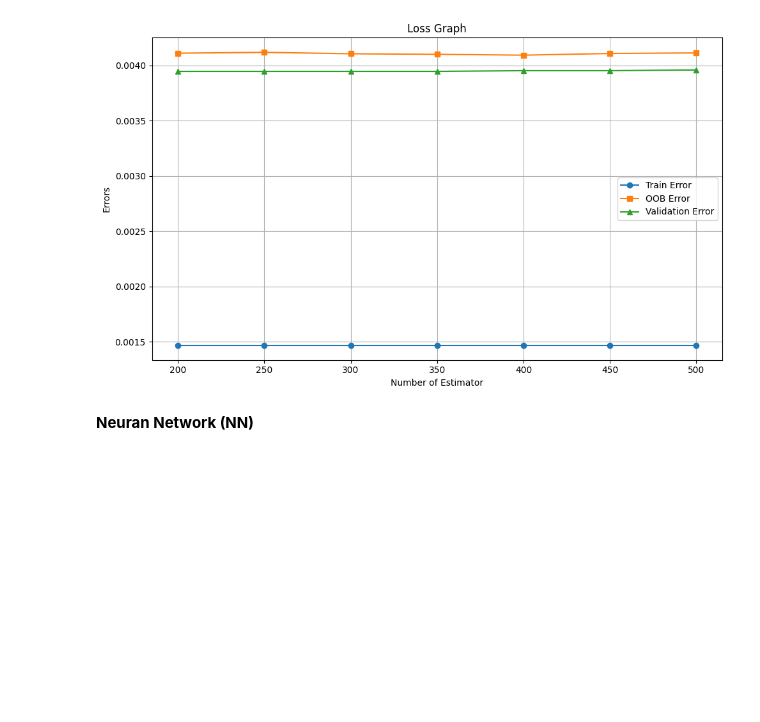
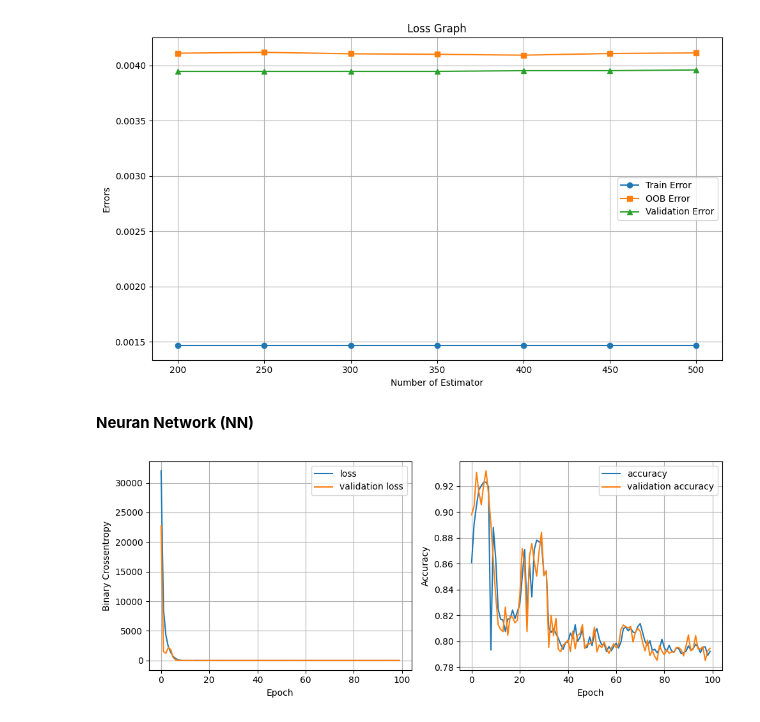
Before and after one commit to Freiden31/Algo-Model, a Jupyter notebook: compare_algo.ipynb, the cells around one changed output. Drawn from its saved outputs; the diff is of its cells as text; code cells hidden in the pictures; blank space fills up the shorter version.

```diff
--- a/compare_algo.ipynb
+++ b/compare_algo.ipynb
@@ -293,8 +311,29 @@ import tensorflow as tf
 # %%
-nn_model = tf.keras.Sequential([
-    tf.keras.layers.Dense(64, activation="relu", input_shape=(10,)),
-    tf.keras.layers.Dense(32, activation="relu"),
-    tf.keras.layers.Dense(1, activation="sigmoid")
-])
+def train_model(X_train, y_train, X_val, y_val, first_layer, second_layer, lr, epochs,  batch_size):
+    nn_model = tf.keras.Sequential([
+        tf.keras.layers.Dense(first_layer, activation="relu", input_shape=(24,)),
+        tf.keras.layers.Dense(second_layer, activation="relu"),
+        tf.keras.layers.Dense(1, activation="sigmoid")
+    ])
 
-nn_model.compile(optimizer=tf.keras.optimizer.Adam(0.001), loss="binary_crossentropy", metrics=['accuracy'])
+    nn_model.compile(
+        optimizer=tf.keras.optimizers.Adam(lr),
+        loss="binary_crossentropy",
+        metrics=['accuracy']
+    )
+
+    history = nn_model.fit(
+        X_train, y_train,
+        validation_data=(X_val, y_val),
+        epochs=epochs,
+        batch_size=batch_size,
+        verbose=0
+    )
+
+    return nn_model, history
+# %%
+model, history = train_model(X_train, y_train, X_val, y_val, 64, 32, 0.001, 100, 128)
+
+plot_history(history)
+# %% [output]
+[figure, added]
```
Also changed, not shown: parts of 3 cells of this notebook.
